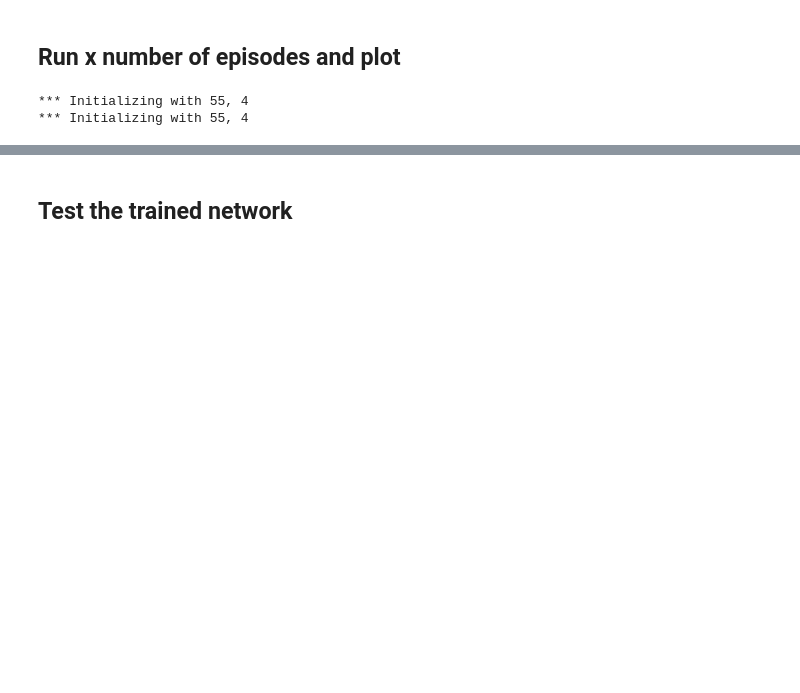
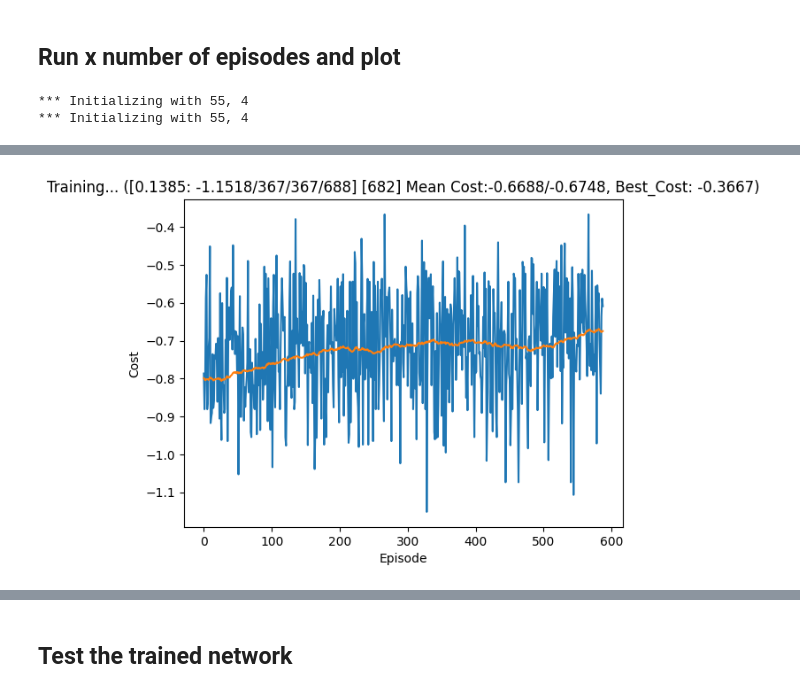
Before and after one commit to aidanchen00/RL_VRP, a Jupyter notebook: src/Zelda_Reinforcement_Learning-test.ipynb, the cells around one changed output, grey strips where cells are left out. Cells and saved outputs as stored; diff of their text form; code cells hidden in the pictures; blank space fills up the shorter version.

```diff
--- a/src/Zelda_Reinforcement_Learning-test.ipynb
+++ b/src/Zelda_Reinforcement_Learning-test.ipynb
@@ -57,7 +57,7 @@ def instance_creator(cust_max_dem, truck_cap, num_cust, num_row, num_col):
             coord=(r.randint(0,num_row-1),r.randint(0,num_col)-1)
         occupied_coords.append(coord)
         customer.append(coord)
-        demand=(r.randint(0,cust_max_dem))
+        demand=(r.randint(1,cust_max_dem))
         customer.append(demand)
         distance_to_depot=dist = (m.sqrt(((depot[0]-coord[0])**2)+(depot[1]-coord[1])**2))
         customer.append(distance_to_depot)
@@ -360,15 +396,15 @@ def optimize_model():
 #Reset NN
 #Initialize parameters
 #BATCH_SIZE = 128
-BATCH_SIZE = 64
+BATCH_SIZE = 64 # was 256
 GAMMA = 0.99
-EPS_START = 0.9
-EPS_END = 0.05
-EPS_DECAY = 1000
-TAU = 0.05
-#LR = 1e-4
-LR = 5e-5
-REPLAY_MEM_SIZE = 1000
+EPS_START = 0.9 # was 0.9
+EPS_END = 0.05 # was 0.05
+EPS_DECAY = 10000 # was 1000
+TAU = 0.02 # was 0.05
+LR = 1e-5
+#LR = 1e-6 (worked)
+REPLAY_MEM_SIZE = 1000 # was 1000
 # Get number of actions from gym action space
 n_actions = env.action_space.n
 # Get the number of state observations
@@ -384,6 +420,7 @@ memory = ReplayMemory(REPLAY_MEM_SIZE)
 
 
 steps_done = 0
+opt_cnt = 0
 # %% [output]
 *** Initializing with 55, 4
 *** Initializing with 55, 4
@@ -401,11 +447,13 @@ best_mean_episode = 0
 last_best_episode = 0
 best_path = []
 DEBUG = False
+PLOT = True
 long_path=[]
 long_path_visual=[]
 long_visited=[]
 long_cost = 0
 flat_states=[]
+global_eps_threshold = 1.0
 for i_episode in range(num_episodes):
     """
     if i_episode%5==0:
@@ -447,6 +495,7 @@ for i_episode in range(num_episodes):
         observation, reward, terminated, truncated, info = env.step(action.item())
         if DEBUG:
             print(f"Step done ---------------------")
+            print(f"cur_cust_list: {env.current_customer_list}")
             print(f"observation: {observation}")
             print(f"reward: {reward}")
             print(f"terminated: {terminated}, truncated: {truncated}")
@@ -459,7 +508,7 @@ for i_episode in range(num_episodes):
         visited = copy.deepcopy(info["visited"])
         if action.item() not in visited:
             visited.append(action.item())
-        rewards.append(reward)
+        rewards.append(-reward)
         reward = torch.tensor([reward], device=device)
         done = terminated or truncated
         visited = copy.deepcopy(info["visited"])
@@ -474,19 +523,33 @@ for i_episode in range(num_episodes):
             next_state = torch.tensor(observation, dtype=torch.float32, device=device).unsqueeze(0)
         # Store the transition in memory
         memory.push(state, action, next_state, reward)
-
-        # Move to the next state
-        state = next_state
-        #print(f"state: {state}")
         if state is not None:
             temp = [t.tolist() for t in flat_states]
             #print(f"temp: {temp}")
             if state.tolist() not in temp:
                 flat_states.append(state)
+        if next_state is not None:
+            temp = [t.tolist() for t in flat_states]
+            if next_state.tolist() not in temp:
+                flat_states.append(next_state)
+        # Move to the next state
+        state = next_state
+        #print(f"state: {state}")
+
         #print(f"action: {action.item()}")
         # print(f"Memory length: {len(memory)}")
-
+       # Perform one step of the optimization (on the policy network)
+        optimize_model()
+       # Soft update of the target network's weights
+       # θ′ ← τ θ + (1 −τ )θ′
+        target_net_state_dict = target_net.state_dict()
+        policy_net_state_dict = policy_net.state_dict()
+        for key in policy_net_state_dict:
+            target_net_state_dict[key] = policy_net_state_dict[key]*TAU + target_net_state_dict[key]*(1-TAU)
+        target_net.load_state_dict(target_net_state_dict)
         if done:
+            if DEBUG:
+                print(f"******** Total cost: {total_cost}")
             episode_costs.append(total_cost)
             memory_size = len(memory)
             if memory_size > REPLAY_MEM_SIZE:
@@ -496,44 +559,41 @@ for i_episode in range(num_episodes):
             mean = np.mean(episode_costs[-100:])
             if total_cost == best_cost:
                 last_best_episode=i_episode
             if total_cost>best_cost:
                 best_cost=total_cost
                 best_path=path
                 best_episode = i_episode
                 last_best_episode=i_episode
             if mean>best_mean_cost:
                 best_mean_cost=mean
                 best_mean_episode=i_episode
             if total_cost<long_cost:
                 long_cost= total_cost
                 long_path=path
                 for value in long_path:
                     if value[0]==1:
                         long_path_visual.append("Right")
                         long_path_visual.append(value[1])
                     elif value[0]==2:
                         long_path_visual.append("Select")
                         long_path_visual.append(value[1])
                     elif value[0]==3:
                         long_path_visual.append("Depot")
                         long_path_visual.append(value[1])
                 long_visited=visited
                 long_rewards=rewards
-            title_str = f'[{long_cost}/{best_episode}/{last_best_episode}/{i_episode}] [{best_mean_episode}] Mean Cost:{best_mean_cost:.4f}/{mean:.4f}, Best_Cost: {best_cost:.4f}'
-            plot_costs(title_str=title_str)
+            title_str = f'[{global_eps_threshold:.4f}: {long_cost:.4f}/{best_episode}/{last_best_episode}/{i_episode}] [{best_mean_episode}] Mean Cost:{best_mean_cost:.4f}/{mean:.4f}, Best_Cost: {best_cost:.4f}'
+            if DEBUG == False:
+                if PLOT == True:
+                    plot_costs(title_str=title_str)
             break
-   # Perform one step of the optimization (on the policy network)
-    optimize_model()
-   # Soft update of the target network's weights
-   # θ′ ← τ θ + (1 −τ )θ′
-    target_net_state_dict = target_net.state_dict()
-    policy_net_state_dict = policy_net.state_dict()
-    for key in policy_net_state_dict:
-        target_net_state_dict[key] = policy_net_state_dict[key]*TAU + target_net_state_dict[key]*(1-TAU)
-    target_net.load_state_dict(target_net_state_dict)
 print(f"[{best_episode}: Best cost: {best_cost} and best path: {best_path}")
 print('Complete')
 # HERE
-plot_costs(show_result=True)
-plt.ioff()
-plt.show()
+if DEBUG == False:
+    if PLOT == True:
+        plot_costs(show_result=True)
+        plt.ioff()
+        plt.show()
+# %% [output]
+[figure, added]
```
Also changed, not shown: parts of 38 cells of this notebook.
